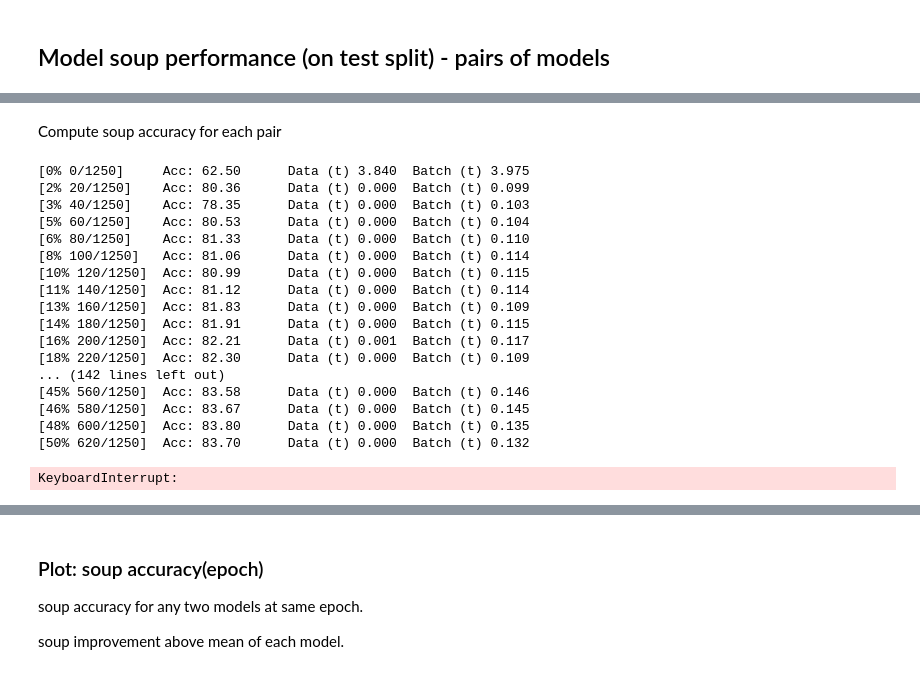
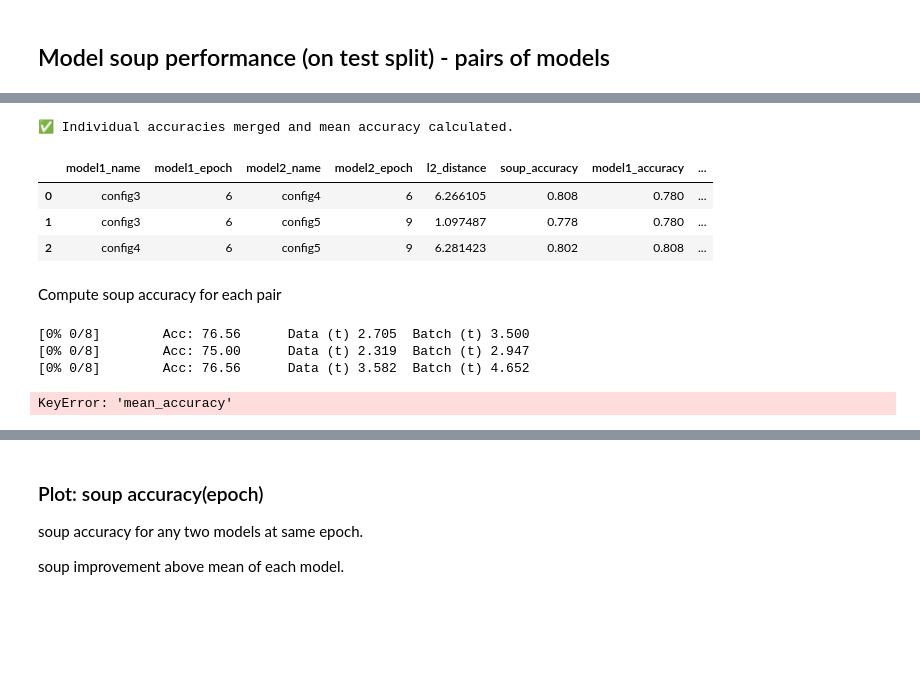
Before and after one commit to nbzy1995/clip_TinyImageNet, a Jupyter notebook: experiments/clip_tinyImageNet-analysis.ipynb, the cells around one changed output, grey strips where cells are left out. Saved outputs shown, nothing was run; the diff lists cells and outputs as text; code cells hidden in the pictures; blank space fills up the shorter version.

```diff
--- a/experiments/clip_tinyImageNet-analysis.ipynb
+++ b/experiments/clip_tinyImageNet-analysis.ipynb
@@ -101,8 +101,8 @@ Model_names = ['config1', 'config2', 'config3', 'config4', 'config5']
 Model_sds = []
 checkpoint_steps = range(0, 11, 1)
 
-base_model, preprocess = clip.load('ViT-B/32', DEVICE, jit=False)
-base_model = base_model.float() # Force the base model to stay in float32 to match saved weights
+Base_model, preprocess = clip.load('ViT-B/32', DEVICE, jit=False)
+Base_model = Base_model.float() # Force the base model to stay in float32 to match saved weights
 
 for name in Model_names:
     for checkpoint_step in checkpoint_steps:
@@ -257,0 +284,15 @@ def create_soup(state_di, weights=None):
+# %%
+# Evaluate each individual model at each epoch.
+individual_accuracies = []
+for model_info in tqdm(Model_sds, desc="Evaluating Individual Models"):
+    model = get_model_from_sd(model_info['state_dict'], Base_model)
+    acc = eval_model_on_dataset(model, Test_loader)
+    individual_accuracies.append({
+        'name': model_info['name'],
+        'epoch': model_info['epoch'],
+        'accuracy': acc
+    })
+
+df_individual_acc = pd.DataFrame(individual_accuracies)
+print("✅ Individual model accuracies calculated.")
+df_individual_acc.head()
@@ -258,2 +308,26 @@ def create_soup(state_di, weights=None):
+# %%
+# Merge individual accuracies into the main DataFrame
+df_results = df_results.merge(
+    df_individual_acc,
+    left_on=['model1_name', 'model1_epoch'],
+    right_on=['name', 'epoch']
+).rename(columns={'accuracy': 'model1_accuracy'}).drop(columns=['name', 'epoch'])
+
+df_results = df_results.merge(
+    df_individual_acc,
+    left_on=['model2_name', 'model2_epoch'],
+    right_on=['name', 'epoch']
+).rename(columns={'accuracy': 'model2_accuracy'}).drop(columns=['name', 'epoch'])
+
+# Calculate mean accuracy
+df_results['mean_accuracy'] = (df_results['model1_accuracy'] + df_results['model2_accuracy']) / 2
+print("✅ Individual accuracies merged and mean accuracy calculated.")
+df_results.head()
+# %% [output]
+✅ Individual accuracies merged and mean accuracy calculated.
+|  | model1_name | model1_epoch | model2_name | model2_epoch | l2_distance | soup_accuracy | model1_accuracy | ... |
+| 0 | config3 | 6 | config4 | 6 | 6.266105 | 0.808 | 0.780 | ... |
+| 1 | config3 | 6 | config5 | 9 | 1.097487 | 0.778 | 0.780 | ... |
+| 2 | config4 | 6 | config5 | 9 | 6.281423 | 0.802 | 0.808 | ... |
 # %% [markdown]
 Compute soup accuracy for each pair
@@ -260,6 +349,6 @@ Compute soup accuracy for each pair
 # %%
+
 soup_accuracies = []
-# Create a dictionary for quick state_dict lookup
 model_map = {(m['name'], m['epoch']): m['state_dict'] for m in Model_sds}
 
 for _, row in tqdm(df_results.iterrows(), total=len(df_results), desc="Evaluating Soups"):
@@ -270,29 +359,11 @@ for _, row in tqdm(df_results.iterrows(), total=len(df_results), desc="Evaluatin
     soup_sd = create_soup([sd1, sd2])
 
     # Evaluate the soup on test split
-    soup_model = get_model_from_sd(soup_sd, base_model)
-    acc = eval_model_on_dataset(soup_model, test_loader)
+    soup_model = get_model_from_sd(soup_sd, Base_model)
+    acc = eval_model_on_dataset(soup_model, Test_loader)
     soup_accuracies.append(acc)
-
-df_results['soup_accuracy'] = soup_accuracies
-print("✅ Soup accuracies calculated and added to DataFrame.")
-df_results.head()
 # %% [output]
-[0% 0/1250]     Acc: 62.50      Data (t) 3.840  Batch (t) 3.975
-[2% 20/1250]    Acc: 80.36      Data (t) 0.000  Batch (t) 0.099
-[3% 40/1250]    Acc: 78.35      Data (t) 0.000  Batch (t) 0.103
-[5% 60/1250]    Acc: 80.53      Data (t) 0.000  Batch (t) 0.104
-[6% 80/1250]    Acc: 81.33      Data (t) 0.000  Batch (t) 0.110
-[8% 100/1250]   Acc: 81.06      Data (t) 0.000  Batch (t) 0.114
-[10% 120/1250]  Acc: 80.99      Data (t) 0.000  Batch (t) 0.115
-[11% 140/1250]  Acc: 81.12      Data (t) 0.000  Batch (t) 0.114
-[13% 160/1250]  Acc: 81.83      Data (t) 0.000  Batch (t) 0.109
-[14% 180/1250]  Acc: 81.91      Data (t) 0.000  Batch (t) 0.115
-[16% 200/1250]  Acc: 82.21      Data (t) 0.001  Batch (t) 0.117
-[18% 220/1250]  Acc: 82.30      Data (t) 0.000  Batch (t) 0.109
-... (142 lines left out)
-[45% 560/1250]  Acc: 83.58      Data (t) 0.000  Batch (t) 0.146
-[46% 580/1250]  Acc: 83.67      Data (t) 0.000  Batch (t) 0.145
-[48% 600/1250]  Acc: 83.80      Data (t) 0.000  Batch (t) 0.135
-[50% 620/1250]  Acc: 83.70      Data (t) 0.000  Batch (t) 0.132
+[0% 0/8]        Acc: 76.56      Data (t) 2.705  Batch (t) 3.500
+[0% 0/8]        Acc: 75.00      Data (t) 2.319  Batch (t) 2.947
+[0% 0/8]        Acc: 76.56      Data (t) 3.582  Batch (t) 4.652
-KeyboardInterrupt:
+KeyError: 'mean_accuracy'
```
Also changed, not shown: parts of 14 cells of this notebook.
